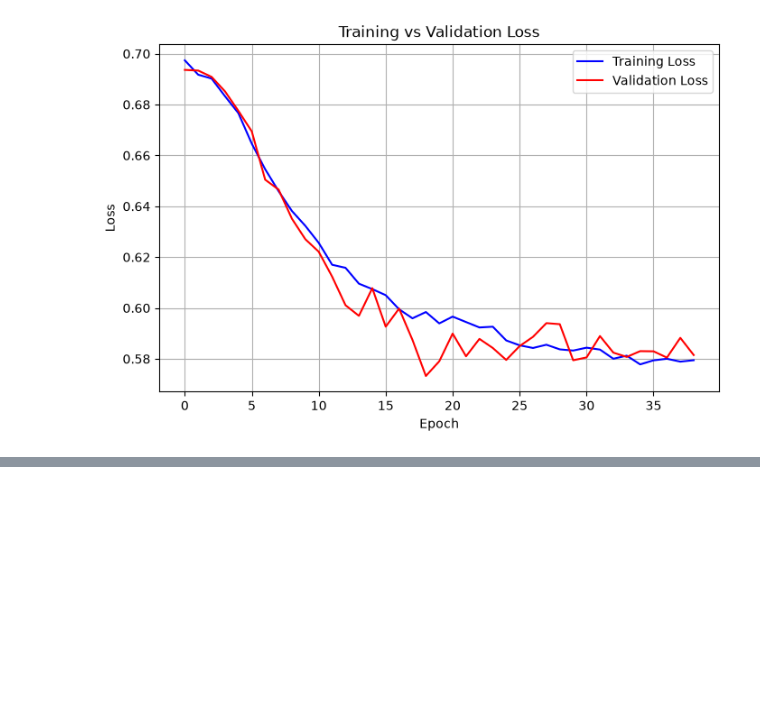
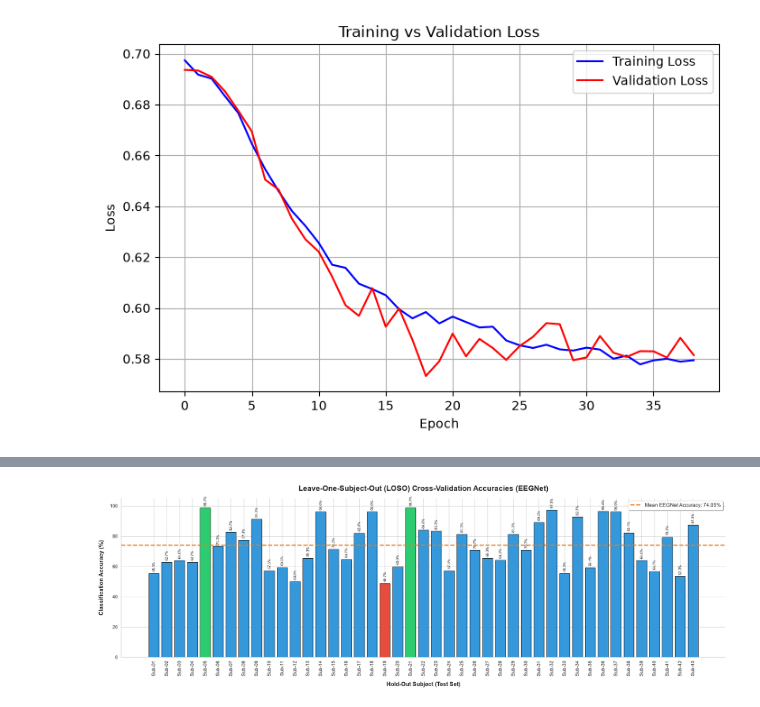
Before and after one commit to SuvaneshBaskaran404/EEG_normal_sleep_v-s_sleep_deprivation, a Jupyter notebook: Processing_4.ipynb, the cells around one changed output, grey strips where cells are left out. Drawn from its saved outputs; the diff is of its cells as text; code cells hidden in the pictures; blank space fills up the shorter version.

```diff
--- a/Processing_4.ipynb
+++ b/Processing_4.ipynb
@@ -2486,0 +2829,52 @@ plt.show()
+# %%
+import matplotlib.pyplot as plt
+import numpy as np
+import seaborn as sns
+
+# Assuming 'loso_accuracies' is the list generated by your EEGNet LOSO pipeline
+# (e.g., loso_accuracies = [0.74, 0.82, 0.65, ...])
+accuracies = np.array(loso_accuracies) * 100 # Convert decimal to percentage
+
+# Generate Subject IDs (e.g., Sub-01, Sub-02 ... Sub-71) based on the length of the list
+subject_ids = [f'Sub-{i+1:02d}' for i in range(len(accuracies))]
+
+# Calculate statistics
+mean_acc = np.mean(accuracies)
+max_acc = np.max(accuracies)
+min_acc = np.min(accuracies)
+
+plt.figure(figsize=(24, 8))
+sns.set(style="whitegrid", font_scale=1.2)
+
+# Create a color palette: standard blue, but highlight the best and worst in different colors
+colors = ['#2ecc71' if acc == max_acc else '#e74c3c' if acc == min_acc else '#3498db' for acc in accuracies]
+
+# Create the bar plot
+bars = plt.bar(subject_ids, accuracies, color=colors, edgecolor='black', linewidth=1)
+
+# Add a horizontal line for the Mean Accuracy
+plt.axhline(y=mean_acc, color='#e67e22', linestyle='--', linewidth=3, label=f'Mean EEGNet Accuracy: {mean_acc:.2f}%')
+
+# Add the exact percentage text on top of every single bar
+for bar in bars:
+    yval = bar.get_height()
+    plt.text(bar.get_x() + bar.get_width()/2.0, yval + 1, f'{yval:.1f}%',
+             ha='center', va='bottom', fontsize=9, rotation=90)
+
+# Formatting the plot
+plt.title('Leave-One-Subject-Out (LOSO) Cross-Validation Accuracies (EEGNet)', fontsize=20, fontweight='bold', pad=20)
+plt.xlabel('Hold-Out Subject (Test Set)', fontsize=16, fontweight='bold', labelpad=15)
+plt.ylabel('Classification Accuracy (%)', fontsize=16, fontweight='bold', labelpad=15)
+plt.ylim(0, 105) # Set Y-axis slightly above 100 to fit the text labels
+plt.xticks(rotation=90) # Rotate subject IDs so they don't overlap
+
+# Add a legend
+plt.legend(loc='upper right', fontsize=14, frameon=True, shadow=True)
+
+# Remove top and right borders for a cleaner look
+sns.despine()
+
+plt.tight_layout()
+plt.show()
+# %% [output]
+[figure, added]
```
Also changed, not shown: parts of 2 cells of this notebook.
